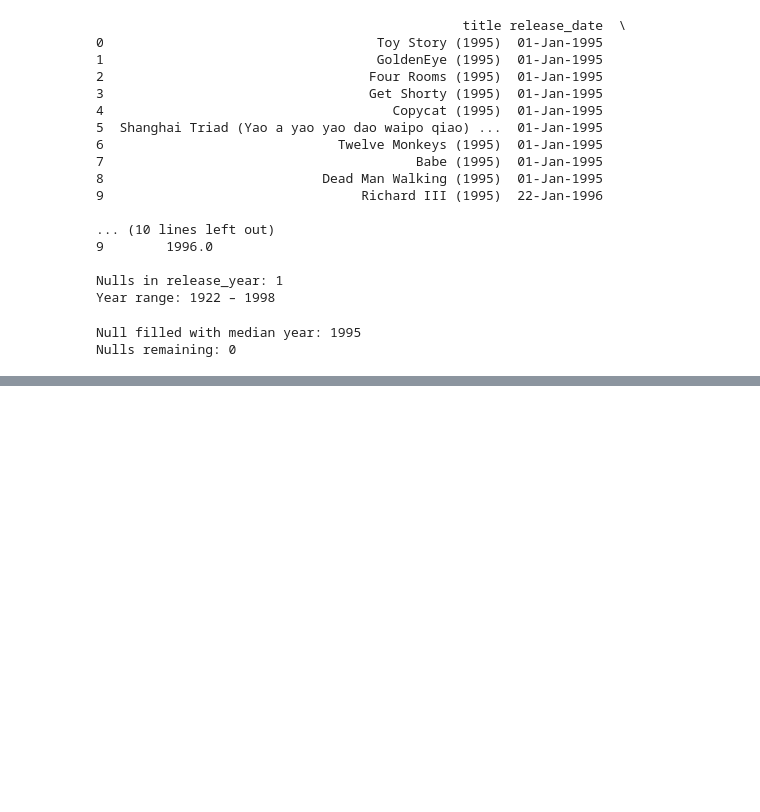
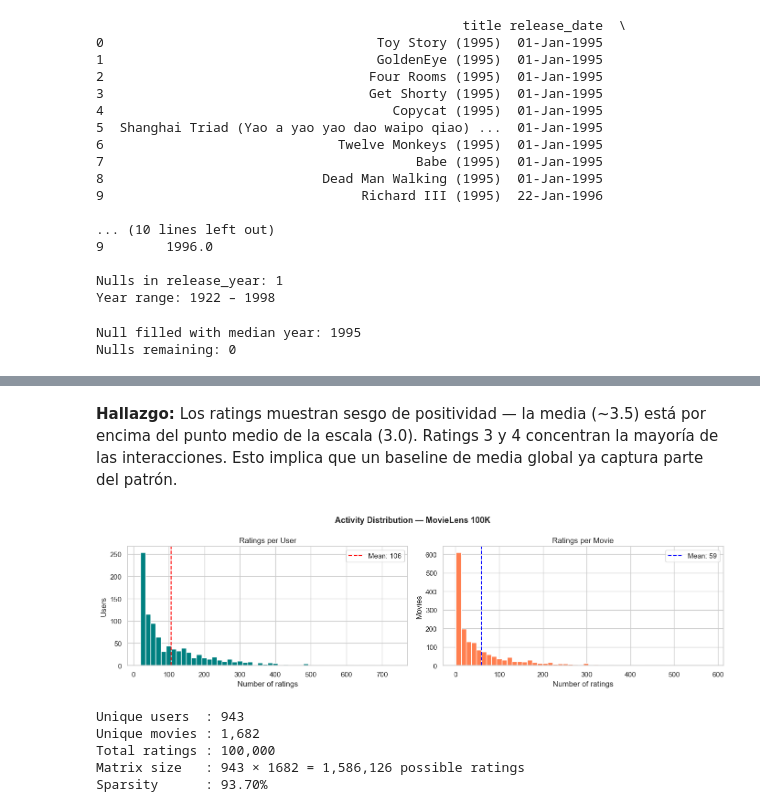
Before and after one commit to JeroZp/recommendation-system-movielens, a Jupyter notebook: notebooks/01_eda_baseline.ipynb, the cells around one changed output, grey strips where cells are left out. Saved outputs shown, nothing was run; the diff lists cells and outputs as text; code cells hidden in the pictures; blank space fills up the shorter version.

```diff
--- a/notebooks/01_eda_baseline.ipynb
+++ b/notebooks/01_eda_baseline.ipynb
@@ -202,0 +241,51 @@ Nulls remaining: 0
+# %% [markdown]
+**Hallazgo:** Los ratings muestran sesgo de positividad — la media (~3.5) está por encima
+del punto medio de la escala (3.0). Ratings 3 y 4 concentran la mayoría de las interacciones.
+Esto implica que un baseline de media global ya captura parte del patrón.
+# %%
+fig, axes = plt.subplots(1, 2, figsize=(14, 4))
+
+ratings_per_user  = ratings.groupby('user_id')['rating'].count()
+ratings_per_movie = ratings.groupby('item_id')['rating'].count()
+
+# Ratings per user
+axes[0].hist(ratings_per_user, bins=50, color='teal', edgecolor='white')
+axes[0].set_title('Ratings per User')
+axes[0].set_xlabel('Number of ratings')
+axes[0].set_ylabel('Users')
+axes[0].axvline(ratings_per_user.mean(), color='red', linestyle='--',
+                label=f'Mean: {ratings_per_user.mean():.0f}')
+axes[0].legend()
+
+# Ratings per movie
+axes[1].hist(ratings_per_movie, bins=50, color='coral', edgecolor='white')
+axes[1].set_title('Ratings per Movie')
+axes[1].set_xlabel('Number of ratings')
+axes[1].set_ylabel('Movies')
+axes[1].axvline(ratings_per_movie.mean(), color='blue', linestyle='--',
+                label=f'Mean: {ratings_per_movie.mean():.0f}')
+axes[1].legend()
+
+plt.suptitle('Activity Distribution — MovieLens 100K', fontsize=13, fontweight='bold')
+plt.tight_layout()
+plt.savefig('../figures/02_activity_distribution.png', bbox_inches='tight')
+plt.show()
+
+# Sparsity
+n_users   = ratings['user_id'].nunique()
+n_movies  = ratings['item_id'].nunique()
+n_ratings = len(ratings)
+sparsity  = 1 - (n_ratings / (n_users * n_movies))
+
+print(f"Unique users  : {n_users:,}")
+print(f"Unique movies : {n_movies:,}")
+print(f"Total ratings : {n_ratings:,}")
+print(f"Matrix size   : {n_users} × {n_movies} = {n_users * n_movies:,} possible ratings")
+print(f"Sparsity      : {sparsity:.2%}")
+# %% [output]
+[figure, added]
+Unique users  : 943
+Unique movies : 1,682
+Total ratings : 100,000
+Matrix size   : 943 × 1682 = 1,586,126 possible ratings
+Sparsity      : 93.70%
```
Also changed, not shown: parts of 6 cells of this notebook, 3 other files.
